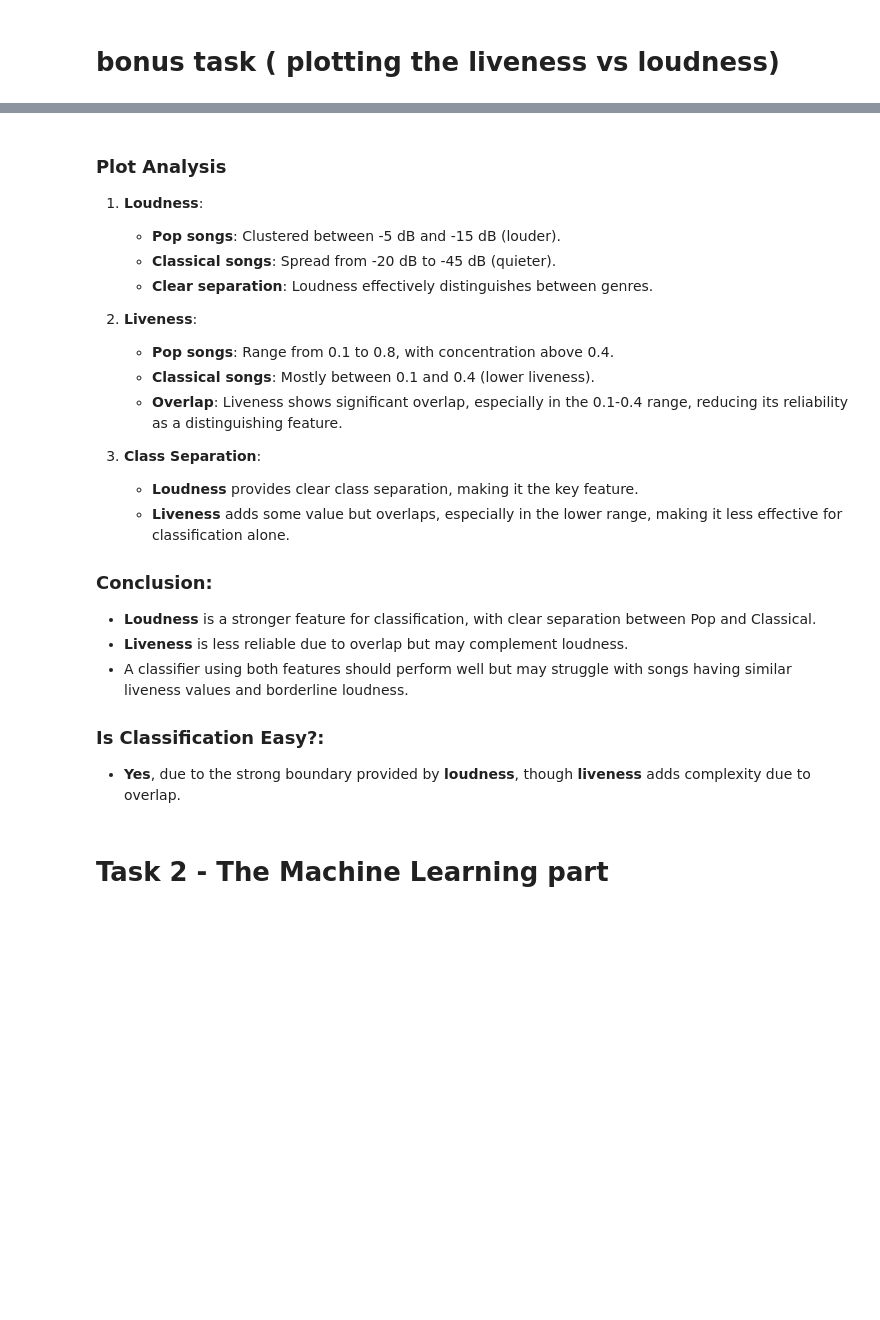
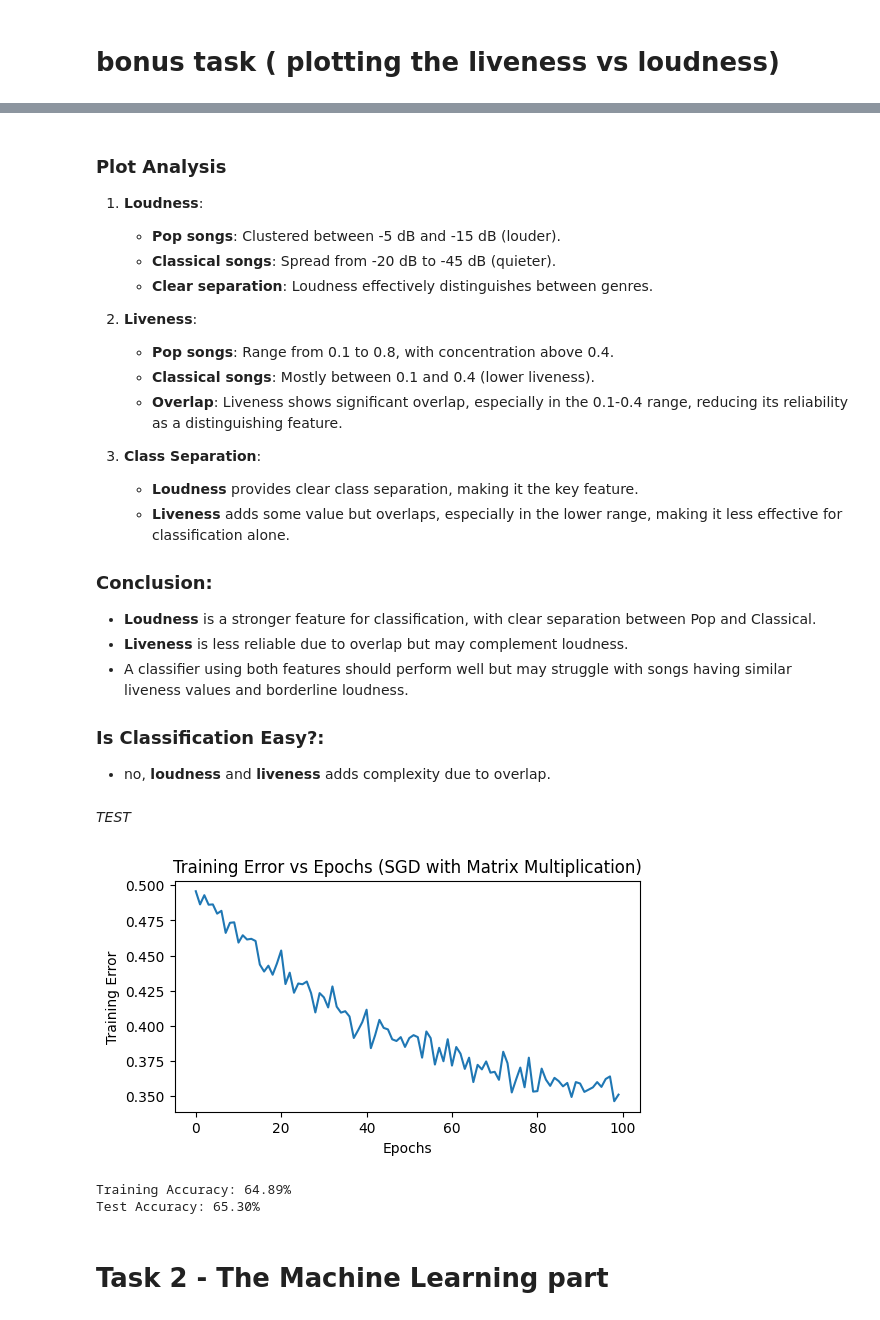
Before and after one commit to tihassfjord/RepDatWest, a Jupyter notebook: code/assignment1_2.ipynb, the cells around one changed output, grey strips where cells are left out. Saved outputs shown, nothing was run; the diff lists cells and outputs as text; code cells hidden in the pictures; blank space fills up the shorter version.

```diff
--- a/code/assignment1_2.ipynb
+++ b/code/assignment1_2.ipynb
@@ -171,7 +222,83 @@ plt.show()
 - A classifier using both features should perform well but may struggle with songs having similar liveness values and borderline loudness.
 
 ### Is Classification Easy?:
-- **Yes**, due to the strong boundary provided by **loudness**, though **liveness** adds complexity due to overlap.
+- no, **loudness** and **liveness** adds complexity due to overlap.
+# %% [markdown]
+*TEST*
+# %%
+""" Testing the logistic regression model """
+
+import numpy as np
+import matplotlib.pyplot as plt
+
+# Sigmoid function
+def custom_sigmoid(val):
+    return 1 / (1 + np.exp(-val))
+
+# Stochastic Gradient Descent for Logistic Regression with matrix multiplication
+def custom_logistic_sgd(data_X, data_y, lr, num_epochs):
+    np.random.seed(42)  # For reproducibility
+    # custom_weights = np.zeros(data_X.shape[1])  # Initialize weights to zero
+    custom_weights = np.random.rand(data_X.shape[1])  # Initialize weights randomly
+    custom_errors = []  # To store the training error at each epoch
+
+    for epoch in range(num_epochs):
+        # Shuffle the data at the start of each epoch
+        data_indices = np.random.permutation(len(data_X))
+        data_X_shuffled = data_X[data_indices]
+        data_y_shuffled = data_y[data_indices]
+
+        for i in range(data_X.shape[0]):
+            # Compute the linear combination (matrix multiplication of X[i] and weights)
+            z_val = data_X_shuffled[i] @ custom_weights  # Use @ for matrix multiplication
+            pred_h = custom_sigmoid(z_val)  # Apply sigmoid function
+
+            # Compute the gradient (stochastic for each data point)
+            gradient_val = (pred_h - data_y_shuffled[i]) * data_X_shuffled[i]
+            custom_weights -= lr * gradient_val  # Update weights
+
+        # Compute the error after each epoch (mean of incorrect predictions)
+        y_train_pred = custom_predict(data_X, custom_weights)
+        training_error = np.mean(y_train_pred != data_y)
+        custom_errors.append(training_error)
+
+    return custom_weights, custom_errors
+
+# Prediction function using matrix multiplication
+def custom_predict(input_X, model_weights):
+    z_val = input_X @ model_weights  # Use @ for matrix multiplication
+    y_pred_val = custom_sigmoid(z_val)
+    return (y_pred_val >= 0.5).astype(int)  # Convert probabilities to binary labels (0 or 1)
+
+# Parameters
+custom_learning_rate = 0.0001
+custom_epochs = 100
+
+# Train the logistic regression classifier using SGD with shuffling inside
+custom_weights, custom_errors = custom_logistic_sgd(X_train, y_train, custom_learning_rate, custom_epochs)
+
+
+# Plot training error as a function of epochs
+plt.figure(figsize=(6, 3))
+plt.plot(range(custom_epochs), custom_errors)
+plt.xlabel('Epochs')
+plt.ylabel('Training Error')
+plt.title('Training Error vs Epochs (SGD with Matrix Multiplication)')
+plt.show()
+
+# Calculate training accuracy
+y_train_predictions = custom_predict(X_train, custom_weights)
+train_acc = np.mean(y_train_predictions == y_train)
+print(f"Training Accuracy: {train_acc * 100:.2f}%")
+
+# Calculate test accuracy
+y_test_predictions = custom_predict(X_test, custom_weights)
+test_acc = np.mean(y_test_predictions == y_test)
+print(f"Test Accuracy: {test_acc * 100:.2f}%")
+# %% [output]
+[figure, added]
+Training Accuracy: 64.89%
+Test Accuracy: 65.30%
 # %% [markdown]
 # Task 2 - The Machine Learning part
 # %%
```
Also changed, not shown: parts of 14 cells of this notebook, 1 other file.
